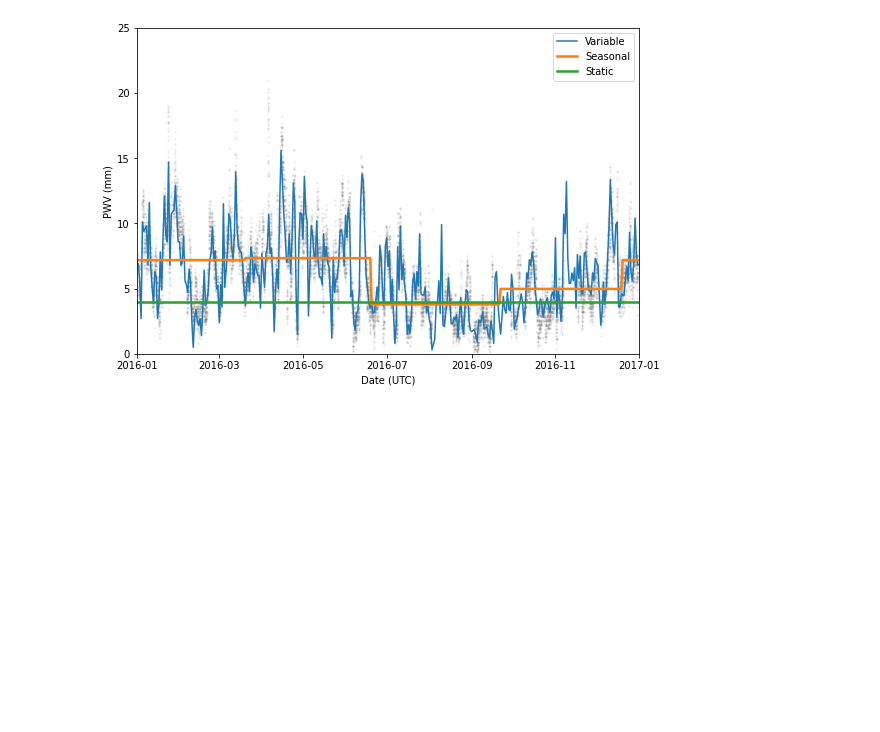
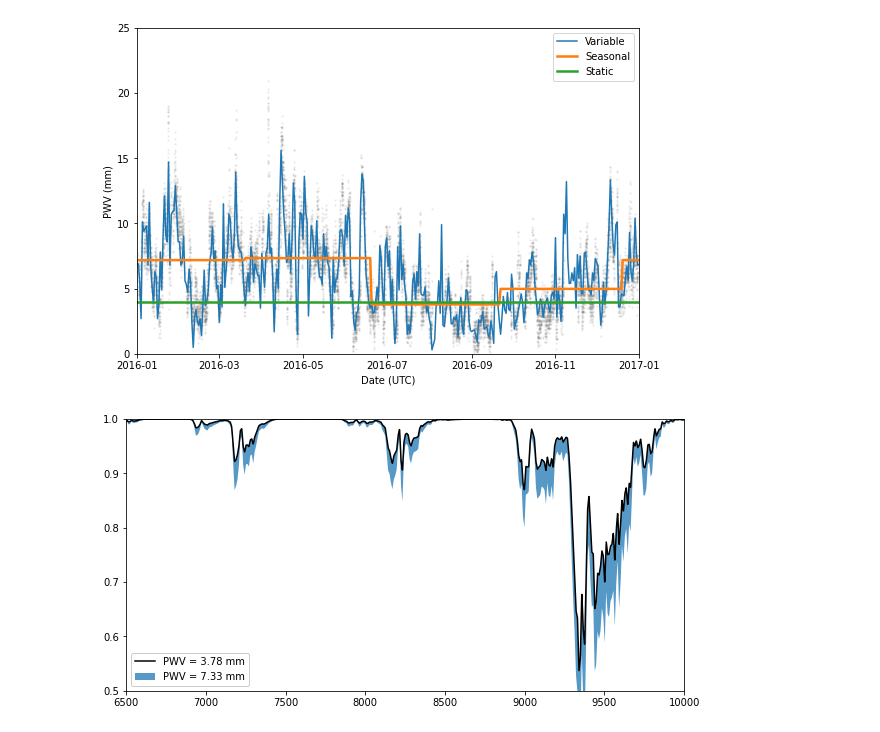
Before and after one commit to LSSTDESC/SN-PWV, a Jupyter notebook: notebooks/pwv_modeling.ipynb, the cells around one changed output. Cells and saved outputs as stored; diff of their text form; code cells hidden in the pictures; blank space fills up the shorter version.

Commit message:
Adds preliminary plots to pwv_modeling notebook

```diff
--- a/notebooks/pwv_modeling.ipynb
+++ b/notebooks/pwv_modeling.ipynb
@@ -207,0 +215,18 @@ plt.show()
+# %%
+def plot_seasonal_variation(low_pwv, high_pwv, wave_min=6500, wave_max=10000, resolution=9):
+
+    wave = np.arange(wave_min, wave_max)
+    low_transmission = v1_transmission(pwv=low_pwv, wave=wave, res=resolution)
+    high_transmission = v1_transmission(pwv=high_pwv, wave=wave, res=resolution)
+
+    fig, axis = plt.subplots(figsize=(10, 5))
+    axis.plot(wave, low_transmission, color='k', label=f'PWV = {low_pwv} mm', linewidth=1.5)
+    axis.fill_between(wave, low_transmission, high_transmission, label=f'PWV = {high_pwv} mm', alpha=.75)
+
+    axis.set_xlim(wave_min, wave_max)
+    axis.set_ylim(.5, 1)
+    axis.legend(framealpha=1)
+# %%
+plot_seasonal_variation(3.78, 7.33)
+# %% [output]
+[figure, added]
```
Also changed, not shown: parts of 5 cells of this notebook.
